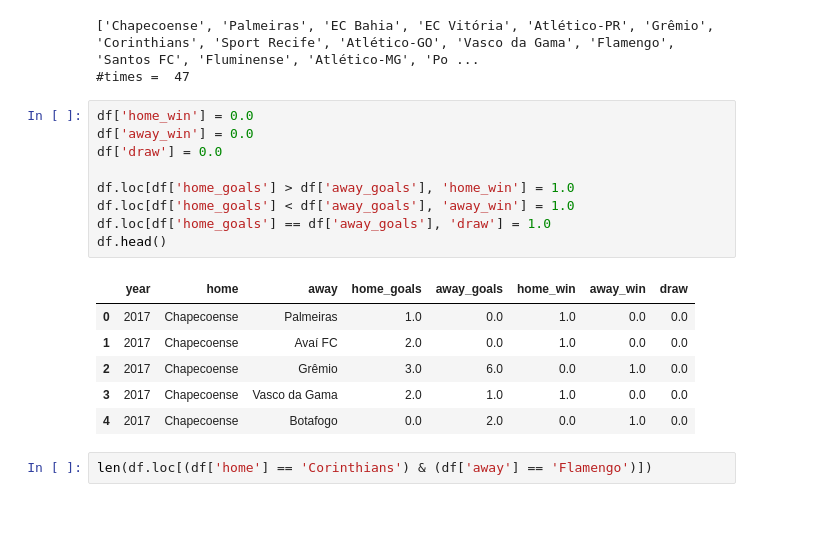
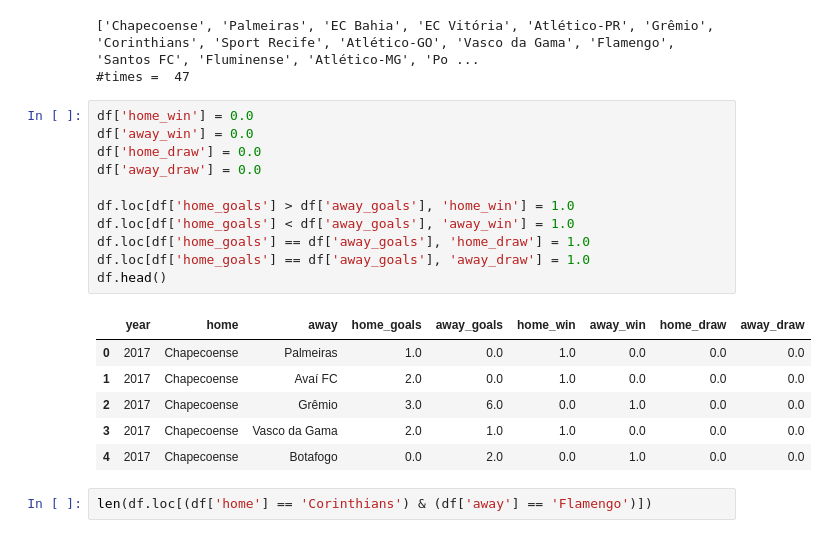
Before and after one commit to jesusossian/complex_networks, a Jupyter notebook: notebooks/datasets_fut.ipynb, the cells around one changed output. Drawn from its saved outputs; the diff is of its cells as text.

```diff
--- a/notebooks/datasets_fut.ipynb
+++ b/notebooks/datasets_fut.ipynb
@@ -137,19 +137,21 @@ print("#times = ",len(vertices))
 # %%
 df['home_win'] = 0.0
 df['away_win'] = 0.0
-df['draw'] = 0.0
+df['home_draw'] = 0.0
+df['away_draw'] = 0.0
 
 df.loc[df['home_goals'] > df['away_goals'], 'home_win'] = 1.0
 df.loc[df['home_goals'] < df['away_goals'], 'away_win'] = 1.0
-df.loc[df['home_goals'] == df['away_goals'], 'draw'] = 1.0
+df.loc[df['home_goals'] == df['away_goals'], 'home_draw'] = 1.0
+df.loc[df['home_goals'] == df['away_goals'], 'away_draw'] = 1.0
 df.head()
 # %% [output]
-|  | year | home | away | home_goals | away_goals | home_win | away_win | draw |
-| 0 | 2017 | Chapecoense | Palmeiras | 1.0 | 0.0 | 1.0 | 0.0 | 0.0 |
-| 1 | 2017 | Chapecoense | Avaí FC | 2.0 | 0.0 | 1.0 | 0.0 | 0.0 |
-| 2 | 2017 | Chapecoense | Grêmio | 3.0 | 6.0 | 0.0 | 1.0 | 0.0 |
-| 3 | 2017 | Chapecoense | Vasco da Gama | 2.0 | 1.0 | 1.0 | 0.0 | 0.0 |
-| 4 | 2017 | Chapecoense | Botafogo | 0.0 | 2.0 | 0.0 | 1.0 | 0.0 |
+|  | year | home | away | home_goals | away_goals | home_win | away_win | home_draw | away_draw |
+| 0 | 2017 | Chapecoense | Palmeiras | 1.0 | 0.0 | 1.0 | 0.0 | 0.0 | 0.0 |
+| 1 | 2017 | Chapecoense | Avaí FC | 2.0 | 0.0 | 1.0 | 0.0 | 0.0 | 0.0 |
+| 2 | 2017 | Chapecoense | Grêmio | 3.0 | 6.0 | 0.0 | 1.0 | 0.0 | 0.0 |
+| 3 | 2017 | Chapecoense | Vasco da Gama | 2.0 | 1.0 | 1.0 | 0.0 | 0.0 | 0.0 |
+| 4 | 2017 | Chapecoense | Botafogo | 0.0 | 2.0 | 0.0 | 1.0 | 0.0 | 0.0 |
 # %%
 len(df.loc[(df['home'] == 'Corinthians') & (df['away'] == 'Flamengo')])
 # %% [output]
```
Also changed, not shown: parts of 15 cells of this notebook, 3 other files.
